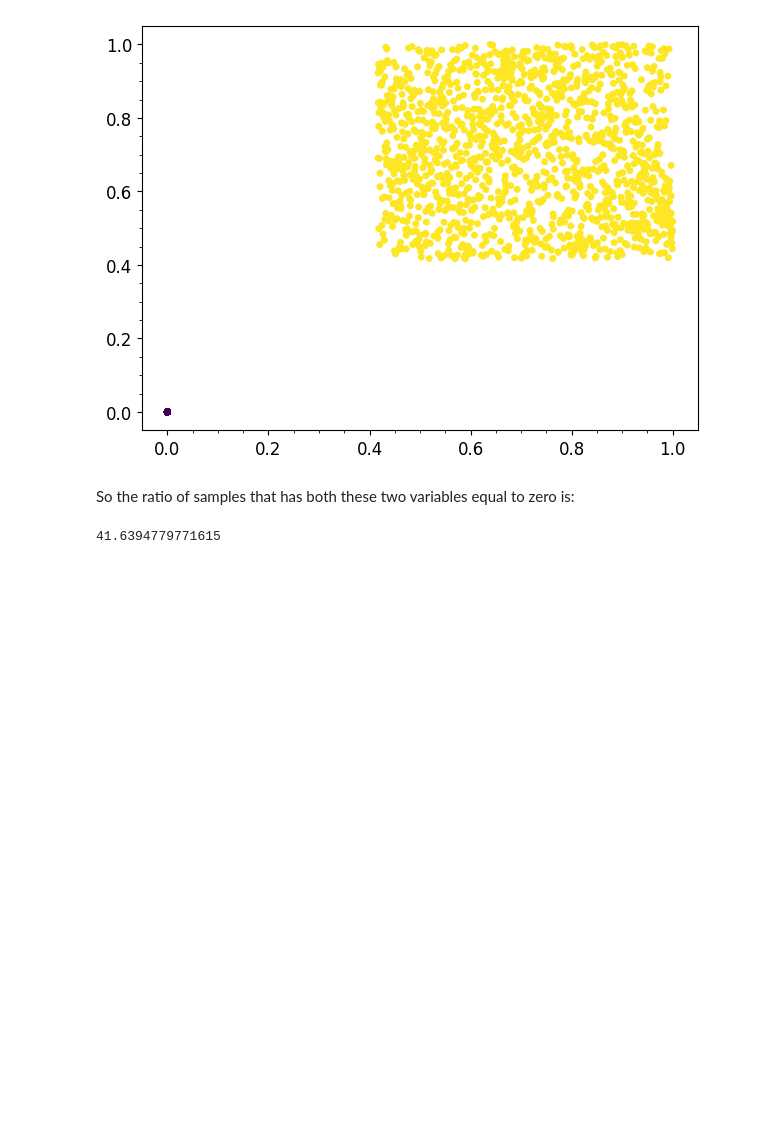
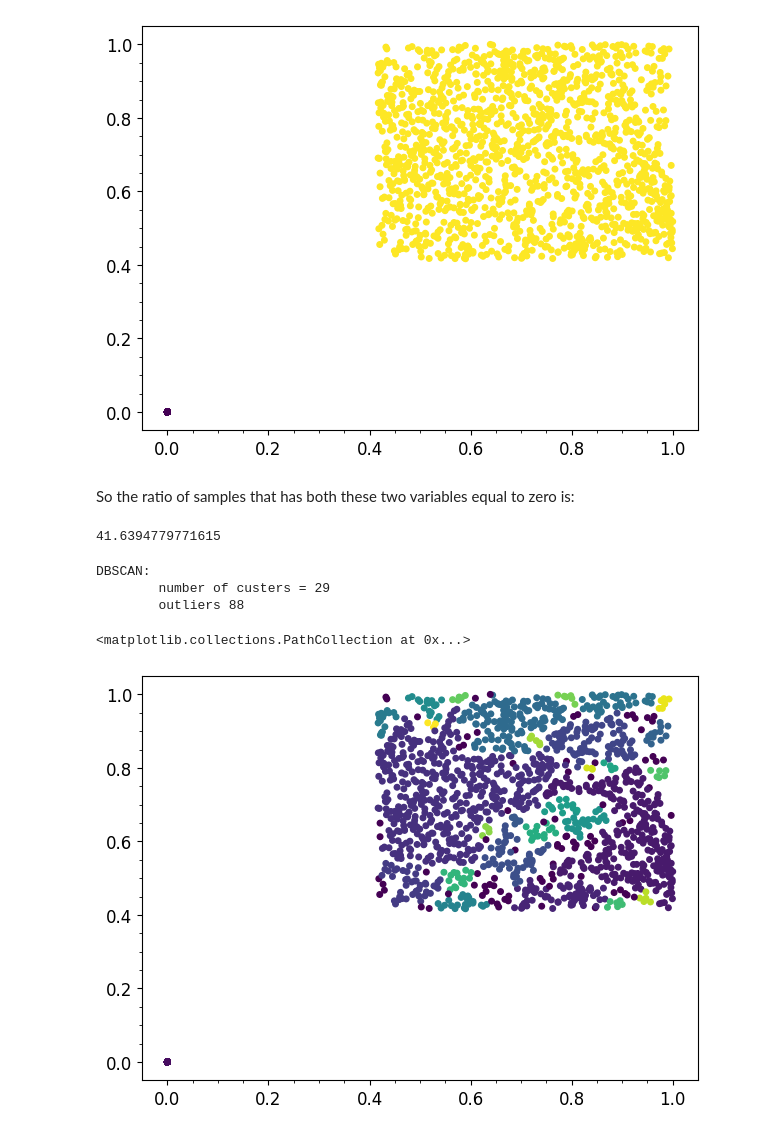
Before and after one commit to djanloo/dynamiting, a Jupyter notebook: CLUSTERING/density.ipynb, the cells around one changed output. Saved outputs shown, nothing was run; the diff lists cells and outputs as text; code cells hidden in the pictures; blank space fills up the shorter version.

```diff
--- a/CLUSTERING/density.ipynb
+++ b/CLUSTERING/density.ipynb
@@ -116,3 +101,18 @@ So the ratio of samples that has both these two variables equal to zero is:
 print(((quant.sc_min==0)&(quant.stft_min==0)).sum()/len(quant)*100)
 # %% [output]
 41.6394779771615
+# %%
+# DBSCAN over problematic features
+X = QuantileTransformer().fit_transform(quant[["sc_min", "stft_min"]].values)
+cluster = DBSCAN(eps=0.02, min_samples=5).fit(X)
+n_clusters_ = len(set(cluster.labels_)) - (1 if -1 in cluster.labels_ else 0)
+n_noise_ = list(cluster.labels_).count(-1)
+
+print(f"DBSCAN:\n\tnumber of custers = {n_clusters_}\n\toutliers {n_noise_}")
+plt.scatter(X[:,0],X[:,1], c=cluster.labels_)
+# %% [output]
+DBSCAN:
+        number of custers = 29
+        outliers 88
+<matplotlib.collections.PathCollection at 0x...>
+[figure, added]
```
Also changed, not shown: parts of 1 cell of this notebook.
